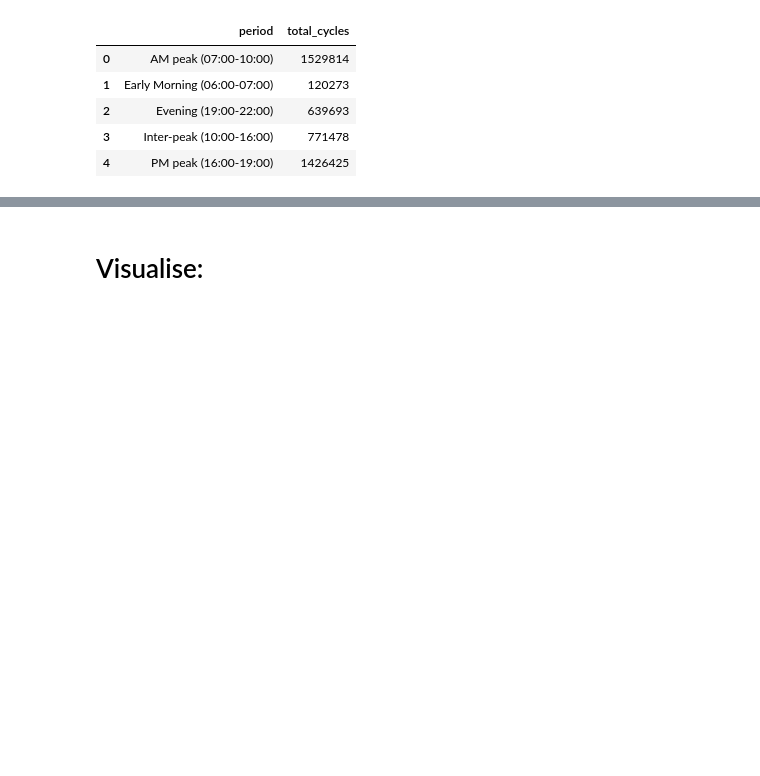
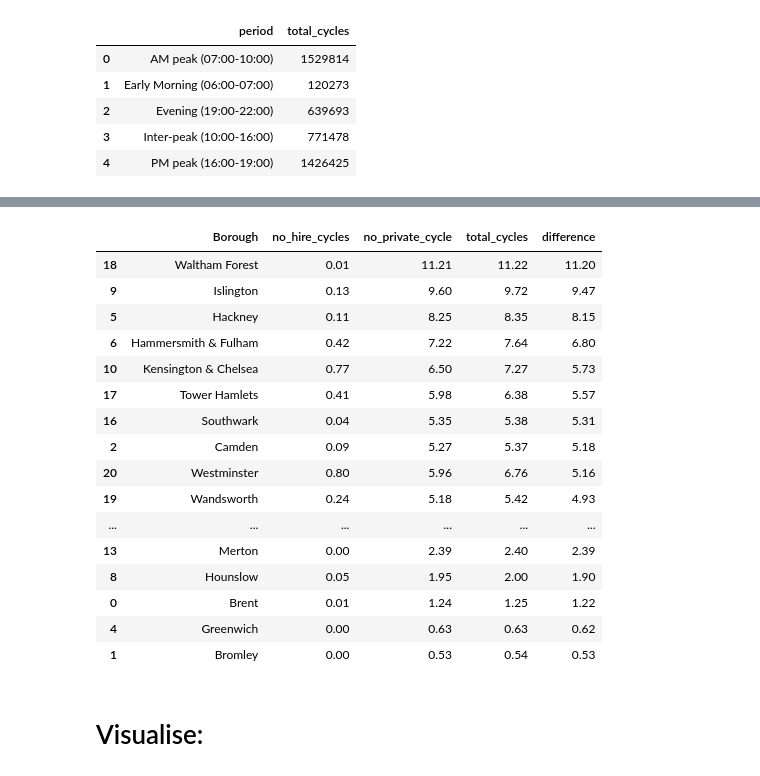
Before and after one commit to Moha-Barik/Employer-Project-team-1, a Jupyter notebook: EDA_london_biking_v1.ipynb, the cells around one changed output, grey strips where cells are left out. Cells and saved outputs as stored; diff of their text form; code cells hidden in the pictures; blank space fills up the shorter version.

Commit message:
Add files via upload
V2 moha - includes areas with a large disparity between hired and private cycles

```diff
--- a/EDA_london_biking_v1.ipynb
+++ b/EDA_london_biking_v1.ipynb
@@ -11,9 +11,9 @@ import matplotlib.dates as mdates
 # %% [markdown]
 # import datsets:
 # %%
-outer_l = pd.read_csv("Outer_lond_merged.csv")
-Inner_l = pd.read_csv("inner_lond_merged.csv")
-Central_l = pd.read_csv("central_lond_merged.csv")
+outer_l = pd.read_csv("outer_merged.csv")
+Inner_l = pd.read_csv("inner_merged.csv")
+Central_l = pd.read_csv("centre_merged.csv")
 london_all = pd.read_csv("london_union_sql.csv")
 # %%
 print(outer_l.shape)
@@ -25,6 +25,10 @@ print(london_all.shape)
 (523776, 13)
 (758163, 13)
 (1567158, 11)
+# %%
+outer_l['functional_cycling_area'] = 'Outer'
+Inner_l['functional_cycling_area'] = 'Inner'
+Central_l['functional_cycling_area'] = 'Central'
 # %%
 outer_l.head()
 # %% [output]
@@ -343,0 +362,5 @@ lond_trend2
+# %%
+# the difference between hires and private bikes
+Inner_l['difference'] = Inner_l['no_private_cycle'] - Inner_l['no_hire_cycles']
+
+Inner_l.head(2)
@@ -343,0 +371,4 @@ lond_trend2
+# %%
+# RESULT FOR WHICH STREET TO PUT HIRING FACILITIES ON IN CENTRAL LONDON
+Inner_l = Inner_l.sort_values(by='difference',ascending=False)
+Inner_l.head(3)
@@ -344,3 +407,27 @@ lond_trend2
+# %%
+# group by Boroughs
+inner_trend3 = Inner_l.groupby(Inner_l.Borough)\
+[['no_hire_cycles', 'no_private_cycle','total_cycles', 'difference']].agg('mean').reset_index()
+
+inner_trend3.sort_values(by='difference',ascending=False).round(2)
+# %% [output]
+|  | Borough | no_hire_cycles | no_private_cycle | total_cycles | difference |
+| 18 | Waltham Forest | 0.01 | 11.21 | 11.22 | 11.20 |
+| 9 | Islington | 0.13 | 9.60 | 9.72 | 9.47 |
+| 5 | Hackney | 0.11 | 8.25 | 8.35 | 8.15 |
+| 6 | Hammersmith & Fulham | 0.42 | 7.22 | 7.64 | 6.80 |
+| 10 | Kensington & Chelsea | 0.77 | 6.50 | 7.27 | 5.73 |
+| 17 | Tower Hamlets | 0.41 | 5.98 | 6.38 | 5.57 |
+| 16 | Southwark | 0.04 | 5.35 | 5.38 | 5.31 |
+| 2 | Camden | 0.09 | 5.27 | 5.37 | 5.18 |
+| 20 | Westminster | 0.80 | 5.96 | 6.76 | 5.16 |
+| 19 | Wandsworth | 0.24 | 5.18 | 5.42 | 4.93 |
+| ... | ... | ... | ... | ... | ... |
+| 13 | Merton | 0.00 | 2.39 | 2.40 | 2.39 |
+| 8 | Hounslow | 0.05 | 1.95 | 2.00 | 1.90 |
+| 0 | Brent | 0.01 | 1.24 | 1.25 | 1.22 |
+| 4 | Greenwich | 0.00 | 0.63 | 0.63 | 0.62 |
+| 1 | Bromley | 0.00 | 0.53 | 0.54 | 0.53 |
 # %% [markdown]
 # Visualise:
 # %%
```
Also changed, not shown: parts of 18 cells of this notebook.
